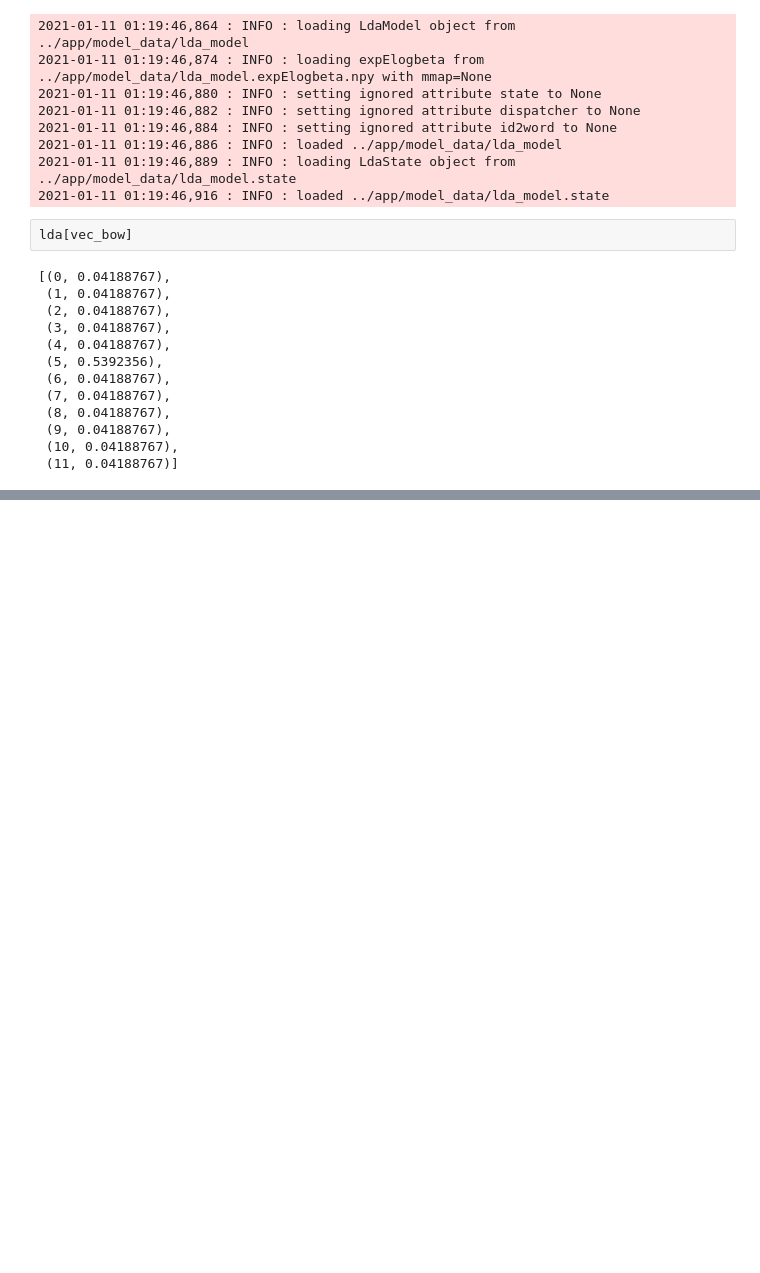
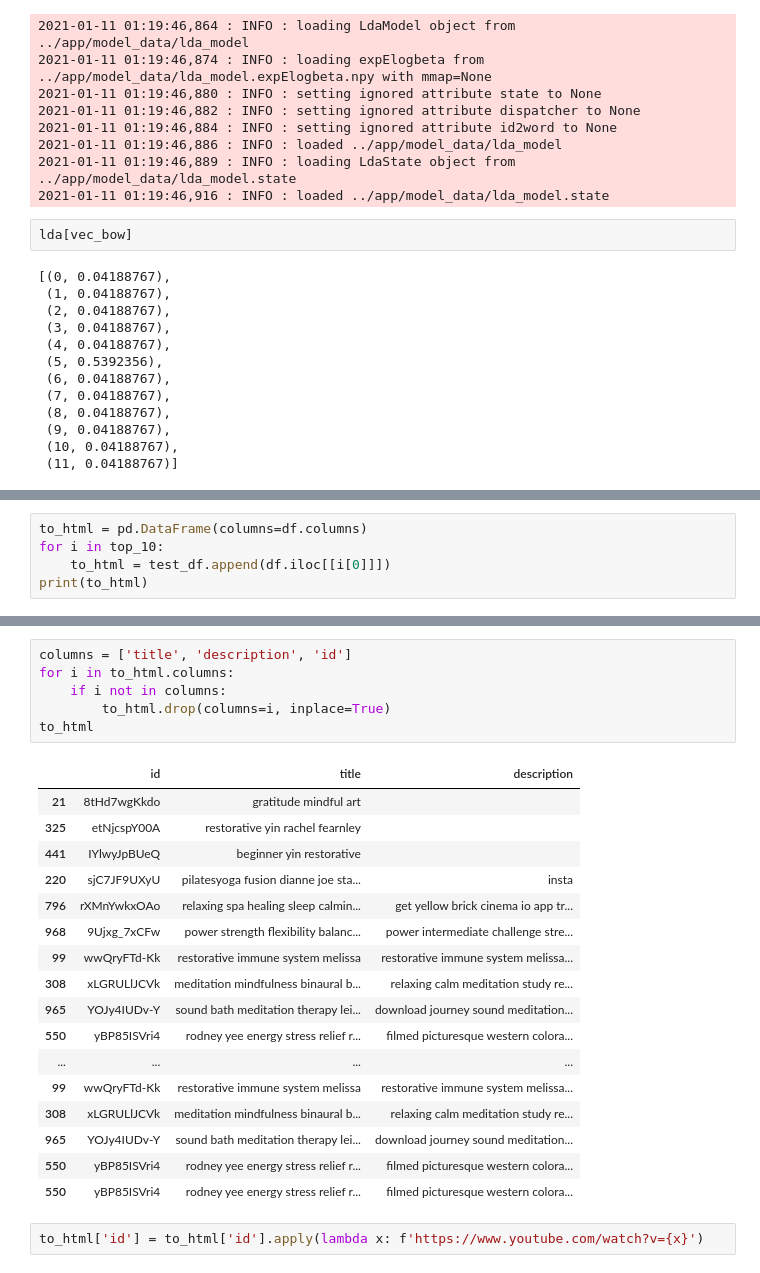
Before and after one commit to thejoshchow/youtube_yoga, a Jupyter notebook: notebooks/lda_hopefully_final.ipynb, the cells around one changed output, grey strips where cells are left out. Drawn from its saved outputs; the diff is of its cells as text; blank space fills up the shorter version.

```diff
--- a/notebooks/lda_hopefully_final.ipynb
+++ b/notebooks/lda_hopefully_final.ipynb
@@ -261,0 +275,5 @@ lda[vec_bow]
+# %%
+to_html = pd.DataFrame(columns=df.columns)
+for i in top_10:
+    to_html = test_df.append(df.iloc[[i[0]]])
+print(to_html)
@@ -261,0 +298,26 @@ lda[vec_bow]
+# %%
+columns = ['title', 'description', 'id']
+for i in to_html.columns:
+    if i not in columns:
+        to_html.drop(columns=i, inplace=True)
+to_html
+# %% [output]
+|  | id | title | description |
+| 21 | 8tHd7wgKkdo | gratitude mindful art |  |
+| 325 | etNjcspY00A | restorative yin rachel fearnley |  |
+| 441 | IYlwyJpBUeQ | beginner yin restorative |  |
+| 220 | sjC7JF9UXyU | pilatesyoga fusion dianne joe sta... | insta |
+| 796 | rXMnYwkxOAo | relaxing spa healing sleep calmin... | get yellow brick cinema io app tr... |
+| 968 | 9Ujxg_7xCFw | power strength flexibility balanc... | power intermediate challenge stre... |
+| 99 | wwQryFTd-Kk | restorative immune system melissa | restorative immune system melissa... |
+| 308 | xLGRULlJCVk | meditation mindfulness binaural b... | relaxing calm meditation study re... |
+| 965 | YOJy4IUDv-Y | sound bath meditation therapy lei... | download journey sound meditation... |
+| 550 | yBP85ISVri4 | rodney yee energy stress relief r... | filmed picturesque western colora... |
+| ... | ... | ... | ... |
+| 99 | wwQryFTd-Kk | restorative immune system melissa | restorative immune system melissa... |
+| 308 | xLGRULlJCVk | meditation mindfulness binaural b... | relaxing calm meditation study re... |
+| 965 | YOJy4IUDv-Y | sound bath meditation therapy lei... | download journey sound meditation... |
+| 550 | yBP85ISVri4 | rodney yee energy stress relief r... | filmed picturesque western colora... |
+| 550 | yBP85ISVri4 | rodney yee energy stress relief r... | filmed picturesque western colora... |
+# %%
+to_html['id'] = to_html['id'].apply(lambda x: f'https://www.youtube.com/watch?v={x}')
```
Also changed, not shown: parts of 12 cells of this notebook, 5 other files.
